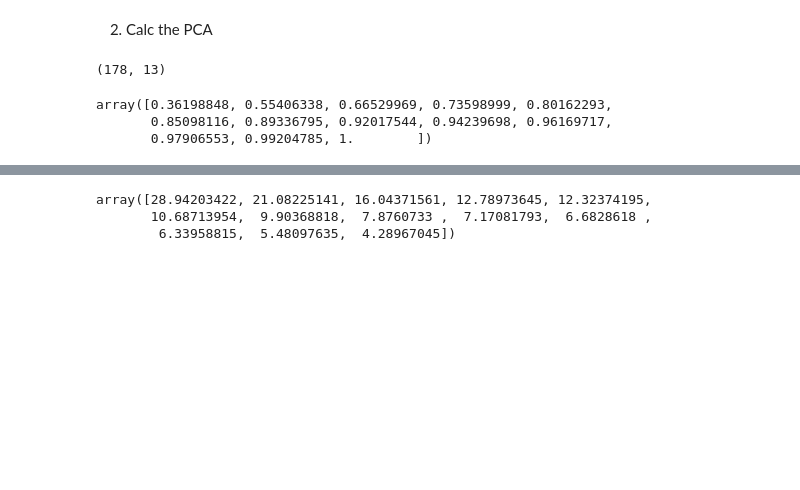
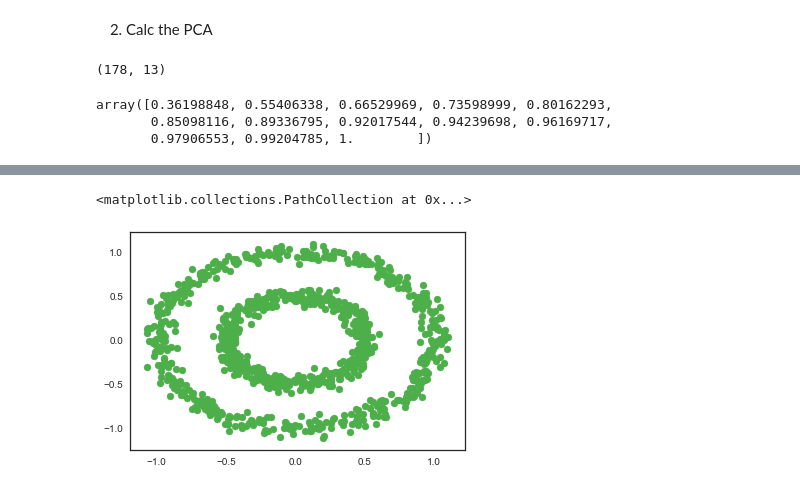
Before and after one commit to BielStela/Curs_UB, a Jupyter notebook: dia_3/PCA_wine_example.ipynb, the cells around one changed output, grey strips where cells are left out. Saved outputs shown, nothing was run; the diff lists cells and outputs as text; code cells hidden in the pictures; blank space fills up the shorter version.

```diff
--- a/dia_3/PCA_wine_example.ipynb
+++ b/dia_3/PCA_wine_example.ipynb
@@ -108,6 +108,7 @@ plt.legend()
-# %%
-pca.singular_values_
-# %% [output]
-array([28.94203422, 21.08225141, 16.04371561, 12.78973645, 12.32374195,
-       10.68713954,  9.90368818,  7.8760733 ,  7.17081793,  6.6828618 ,
-        6.33958815,  5.48097635,  4.28967045])
+# %%
+circle = datasets.make_circles(n_samples=1000, noise=0.05, factor=0.5)
+# %%
+plt.scatter(circle[0].T[0], circle[0].T[1], c=plt.cm.Set1(2))
+# %% [output]
+<matplotlib.collections.PathCollection at 0x...>
+[figure, added]
```
Also changed, not shown: parts of 3 cells of this notebook, 2 other files.
